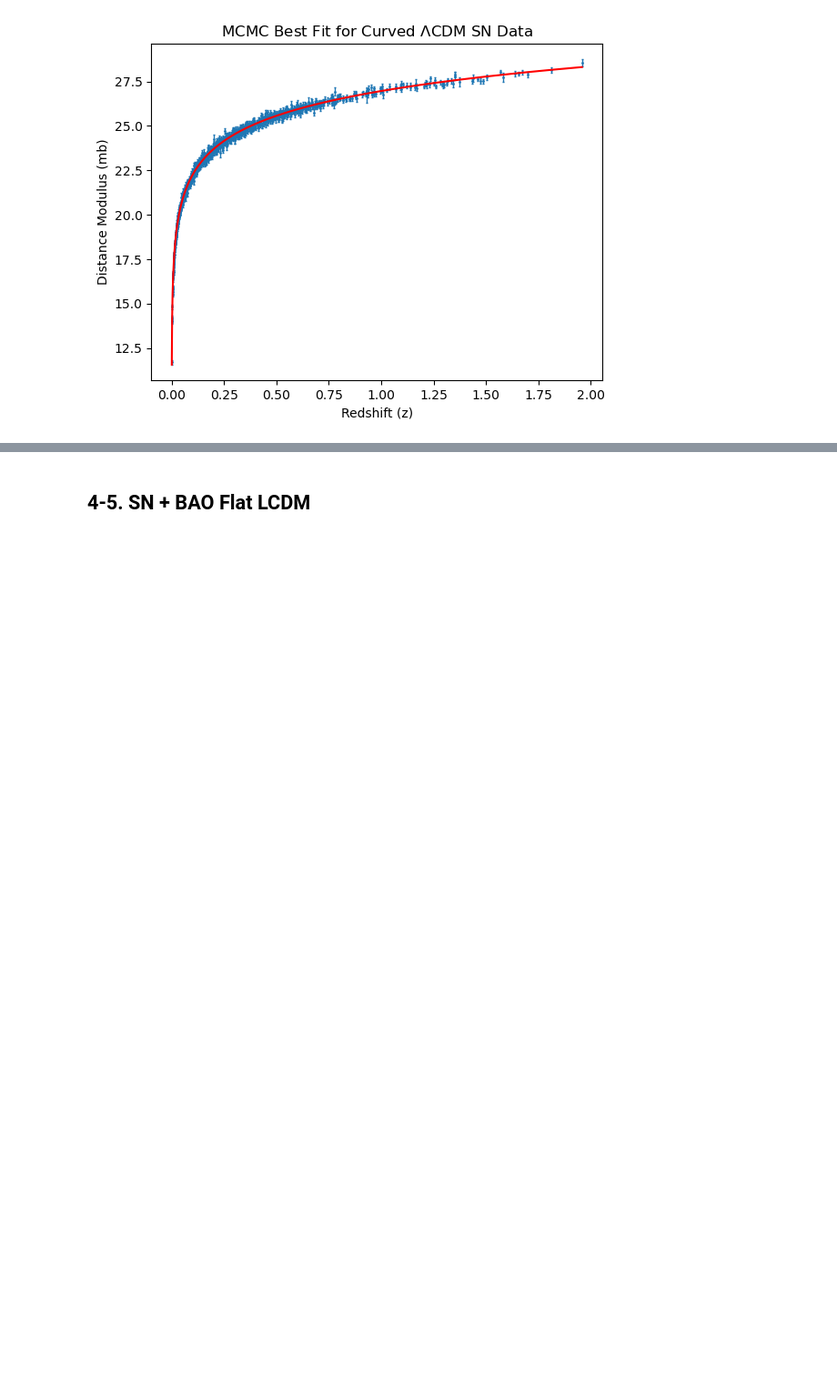
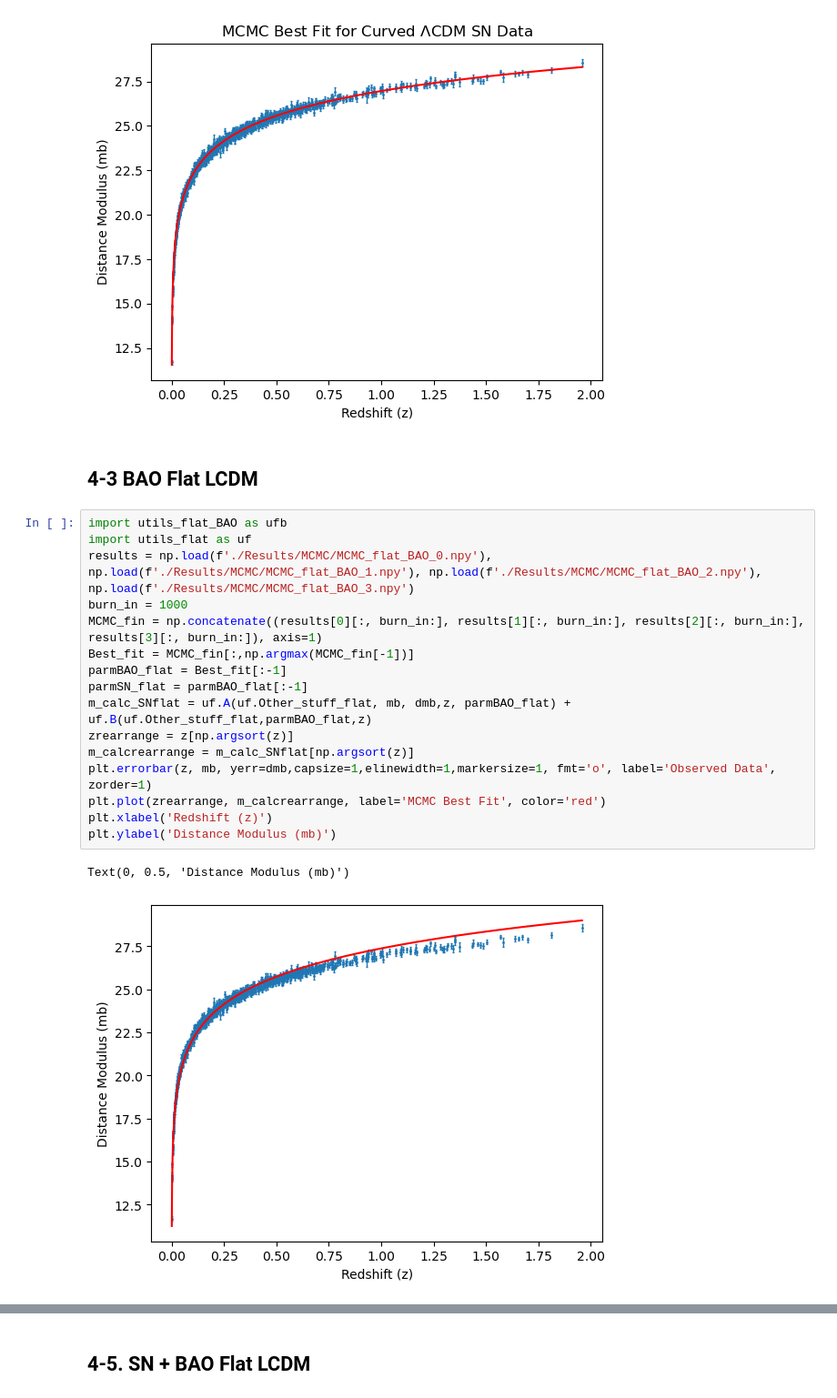
Before and after one commit to john1256/KASI_Ms, a Jupyter notebook: 2025/Field_research/Midterm_proj2_analmarg.ipynb, the cells around one changed output, grey strips where cells are left out. Shown at 91% size. Drawn from its saved outputs; the diff is of its cells as text; blank space fills up the shorter version.

```diff
--- a/2025/Field_research/Midterm_proj2_analmarg.ipynb
+++ b/2025/Field_research/Midterm_proj2_analmarg.ipynb
@@ -586,3 +587,24 @@ plt.title(r'MCMC Best Fit for Curved $\Lambda$CDM SN Data')
 plt.savefig('./Figs/MCMC_SN_curved_best_fit_toSNdata.png', dpi=300, bbox_inches='tight')
 # %% [output]
 [figure]
+# %% [markdown]
+## 4-3 BAO Flat LCDM
+# %%
+import utils_flat_BAO as ufb
+import utils_flat as uf
+results = np.load(f'./Results/MCMC/MCMC_flat_BAO_0.npy'), np.load(f'./Results/MCMC/MCMC_flat_BAO_1.npy'), np.load(f'./Results/MCMC/MCMC_flat_BAO_2.npy'), np.load(f'./Results/MCMC/MCMC_flat_BAO_3.npy')
+burn_in = 1000
+MCMC_fin = np.concatenate((results[0][:, burn_in:], results[1][:, burn_in:], results[2][:, burn_in:], results[3][:, burn_in:]), axis=1)
+Best_fit = MCMC_fin[:,np.argmax(MCMC_fin[-1])]
+parmBAO_flat = Best_fit[:-1]
+parmSN_flat = parmBAO_flat[:-1]
+m_calc_SNflat = uf.A(uf.Other_stuff_flat, mb, dmb,z, parmBAO_flat) + uf.B(uf.Other_stuff_flat,parmBAO_flat,z)
+zrearrange = z[np.argsort(z)]
+m_calcrearrange = m_calc_SNflat[np.argsort(z)]
+plt.errorbar(z, mb, yerr=dmb,capsize=1,elinewidth=1,markersize=1, fmt='o', label='Observed Data', zorder=1)
+plt.plot(zrearrange, m_calcrearrange, label='MCMC Best Fit', color='red')
+plt.xlabel('Redshift (z)')
+plt.ylabel('Distance Modulus (mb)')
+# %% [output]
+Text(0, 0.5, 'Distance Modulus (mb)')
+[figure, added]
```
Also changed, not shown: parts of 8 cells of this notebook, 1 other file.
